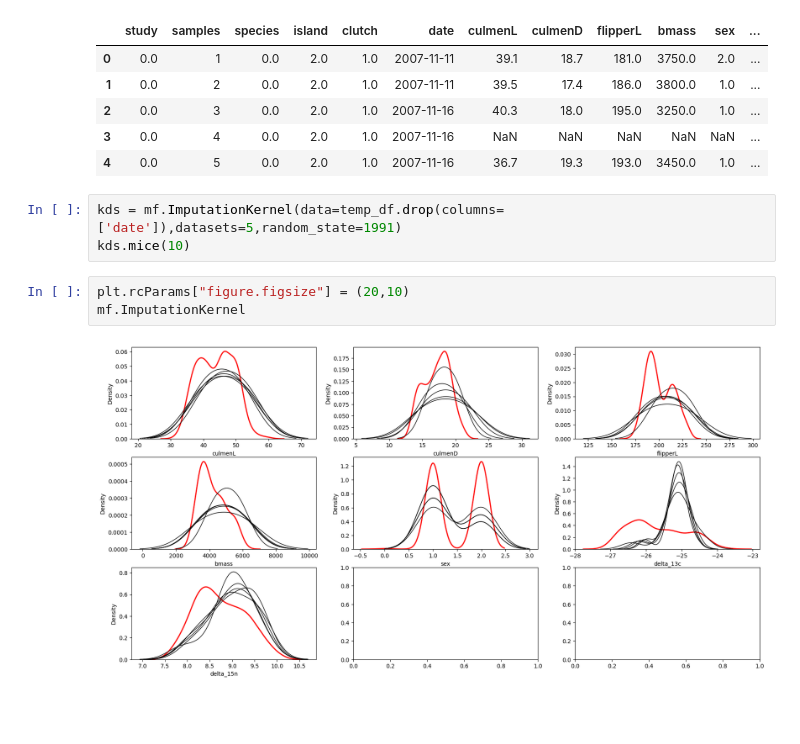
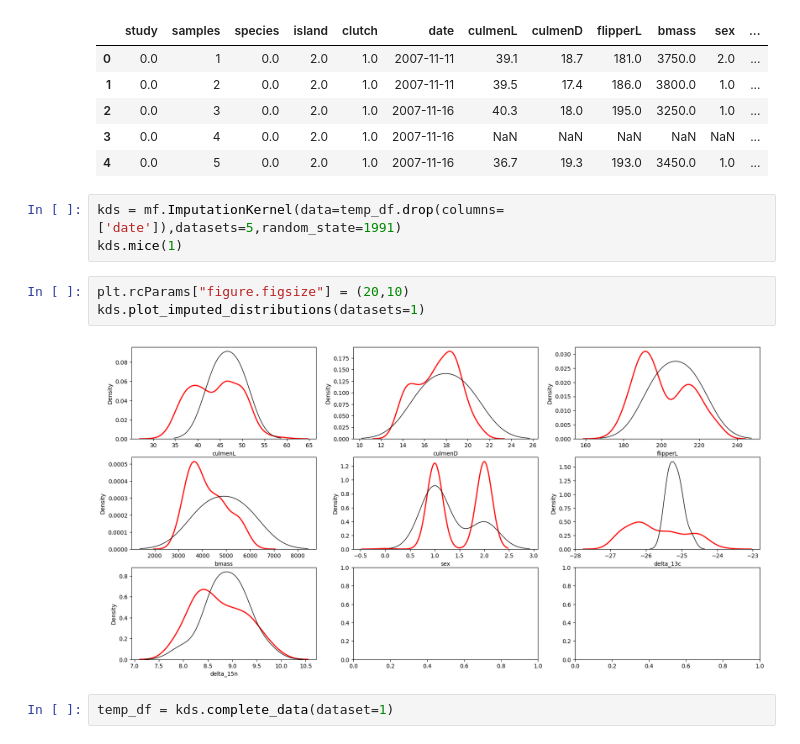
Before and after one commit to h4ck4l1/datasets, a Jupyter notebook: penguin/penguin.ipynb, the cells around one changed output. Cells and saved outputs as stored; diff of their text form; blank space fills up the shorter version.

```diff
--- a/penguin/penguin.ipynb
+++ b/penguin/penguin.ipynb
@@ -117,9 +114,11 @@ temp_df.head()
 | 4 | 0.0 | 5 | 0.0 | 2.0 | 1.0 | 2007-11-16 | 36.7 | 19.3 | 193.0 | 3450.0 | 1.0 | ... |
 # %%
 kds = mf.ImputationKernel(data=temp_df.drop(columns=['date']),datasets=5,random_state=1991)
-kds.mice(10)
+kds.mice(1)
 # %%
 plt.rcParams["figure.figsize"] = (20,10)
-mf.ImputationKernel
+kds.plot_imputed_distributions(datasets=1)
 # %% [output]
-[figure, old version]
+[figure, new version]
+# %%
+temp_df = kds.complete_data(dataset=1)
```
Also changed, not shown: parts of 3 cells of this notebook.
